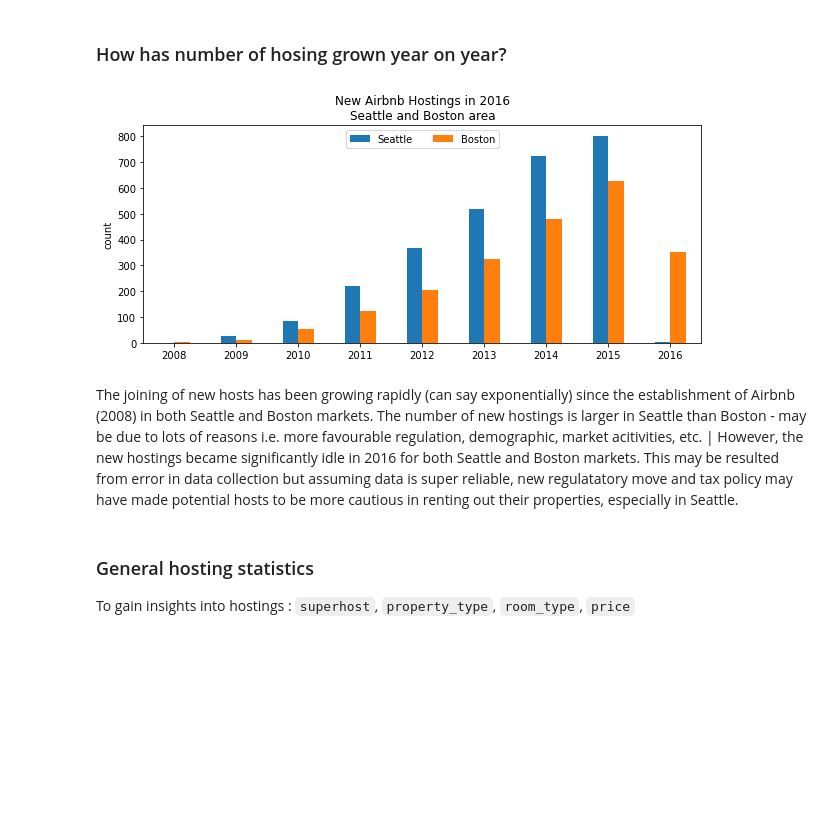
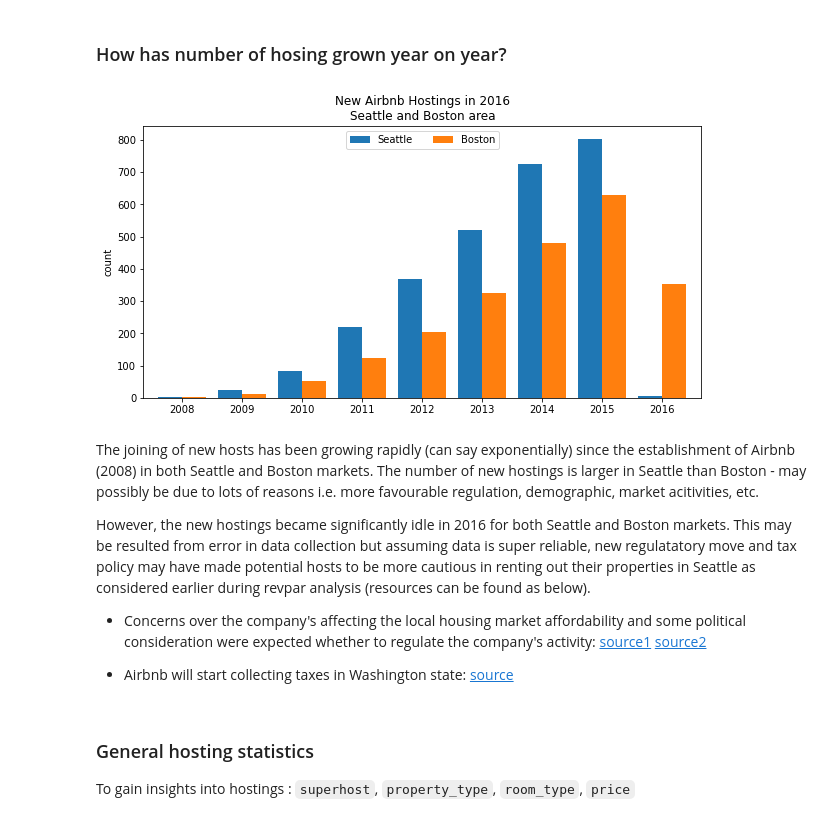
Before and after one commit to jasonsuk/ds-airbnb, a Jupyter notebook: analysis.ipynb, the cells around one changed output. Drawn from its saved outputs; the diff is of its cells as text; code cells hidden in the pictures; blank space fills up the shorter version.

```diff
--- a/analysis.ipynb
+++ b/analysis.ipynb
@@ -646,21 +727,25 @@ new_hosting_boston = host_boston.groupby('year').count()['host_id']
 analysis_new_hostings = pd.concat([new_hosting_seattle.rename('new_hosting_seattle'),
                                    new_hosting_boston.rename('new_hosting_boston')], axis=1)
 # %%
-analysis_new_hostings.plot.bar(figsize=(10,4))
+analysis_new_hostings.plot.bar(figsize=(10,5), width=0.8)
 
 plt.title('New Airbnb Hostings in 2016\nSeattle and Boston area')
 plt.xlabel('')
 plt.ylabel('count')
 plt.xticks(rotation=0)
 plt.legend(labels=['Seattle', 'Boston'], loc='upper center', ncol=6)
 
 plt.show()
 # %% [output]
-[figure, old version]
+[figure, new version]
 # %% [markdown]
-The joining of new hosts has been growing rapidly (can say exponentially) since the establishment of Airbnb (2008) in both Seattle and Boston markets. The number of new hostings is larger in Seattle than Boston - may be due to lots of reasons i.e. more favourable regulation, demographic, market acitivities, etc.
-|
-However, the new hostings became significantly idle in 2016 for both Seattle and Boston markets. This may be resulted from error in data collection but assuming data is super reliable, new regulatatory move and tax policy may have made potential hosts to be more cautious in renting out their properties, especially in Seattle.
+The joining of new hosts has been growing rapidly (can say exponentially) since the establishment of Airbnb (2008) in both Seattle and Boston markets. The number of new hostings is larger in Seattle than Boston - may possibly be due to lots of reasons i.e. more favourable regulation, demographic, market acitivities, etc.
+
+However, the new hostings became significantly idle in 2016 for both Seattle and Boston markets. This may be resulted from error in data collection but assuming data is super reliable, new regulatatory move and tax policy may have made potential hosts to be more cautious in renting out their properties in Seattle as considered earlier during revpar analysis (resources can be found as below).
+
+- Concerns over the company's affecting the local housing market affordability and some political consideration were expected whether to regulate the company's activity: [source1](https://www.seattletimes.com/business/airbnb-says-its-rentals-arent-affecting-housing-affordability/) [source2](https://www.geekwire.com/2016/seattle-regulates-airbnb-company-releases-study-showing-178m-annual-impact-local-economy/)
+
+- Airbnb will start collecting taxes in Washington state: [source](https://www.geekwire.com/2015/airbnb-will-start-collecting-taxes-in-washington-state-on-behalf-of-hosts)
 # %% [markdown]
 ### General hosting statistics
 To gain insights into hostings : `superhost`, `property_type`, `room_type`, `price`
```
Also changed, not shown: parts of 59 cells of this notebook, 1 other file.
